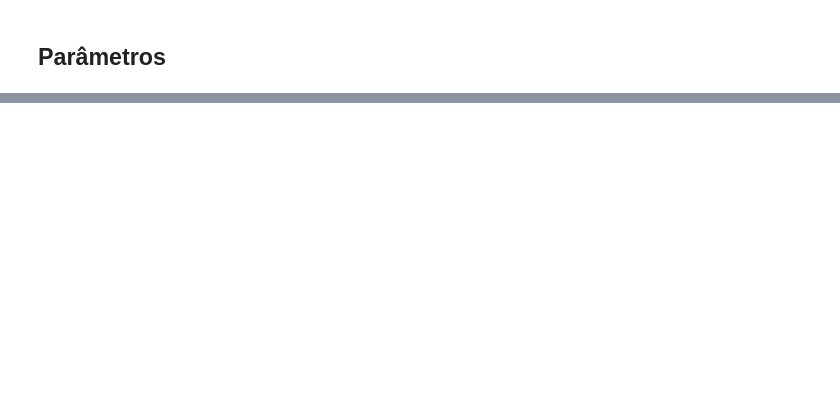
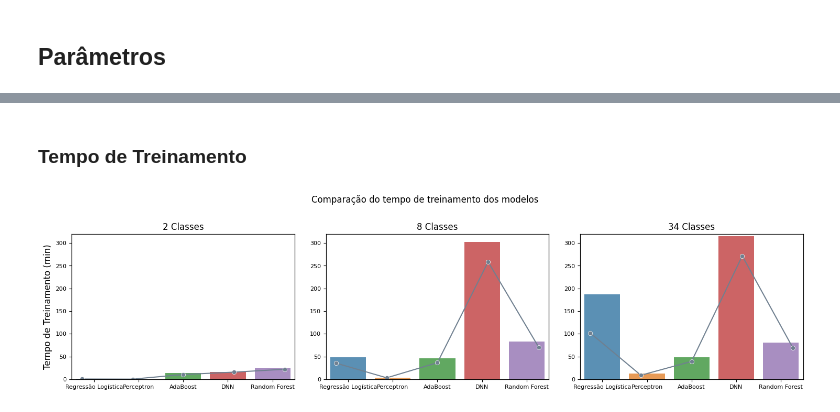
Before and after one commit to oliveiraleo/DCC130, a Jupyter notebook: src/Notebook.ipynb, the cells around one changed output, grey strips where cells are left out. Drawn from its saved outputs; the diff is of its cells as text; code cells hidden in the pictures; blank space fills up the shorter version.

```diff
--- a/src/Notebook.ipynb
+++ b/src/Notebook.ipynb
@@ -457,0 +123,60 @@ plt.show()
+# %% [markdown]
+### Tempo de Treinamento
+# %%
+fig, axes = plt.subplots(
+    1,
+    len(features_groupby),
+    figsize=(len(features_groupby) * 5, 4),
+)
+
+for i, (num_classes, df_feature) in enumerate(features_groupby):
+    df_false = df_feature[~df_feature["feature_selection"]]
+    df_true = df_feature[df_feature["feature_selection"]]
+    ax = axes[i]
+    sns.barplot(
+        data=df_false,
+        x="model",
+        y=df_false["Tempo de Treinamento"],
+        hue="model",
+        ax=ax,
+        alpha=0.8,
+        errorbar=None,
+    )
+    new_ax = ax.twiny()
+    sns.lineplot(
+        data=df_true,
+        x="model",
+        y=df_true["Tempo de Treinamento"],
+        marker="o",
+        markeredgewidth=0.5,
+        color="slategray",
+        ax=new_ax,
+        errorbar=None,
+    )
+    ax.grid(False)
+    new_ax.grid(False)
+
+    ax.set_xlabel("")
+    ax.tick_params(axis="both", which="major", labelsize=8)
+    ax.tick_params(axis="both", which="minor", labelsize=6)
+
+    new_ax.get_xaxis().set_visible(False)
+
+    ax.set_ylim(0, 320)
+    new_ax.set_ylim(0, 320)
+
+    ax.set_title(f"{num_classes} Classes")
+
+    if i == 0:
+        ax.set_ylabel("Tempo de Treinamento (min)", size="large")
+    else:
+        ax.set_ylabel("")
+
+plt.suptitle("Comparação do tempo de treinamento dos modelos")
+plt.tight_layout(pad=1.5)
+plt.show()
+
+if SAVE_PLOTS:
+    fig.get_figure().savefig(FIGURES_DIR / "training_time.png")
+# %% [output]
+[figure, added]
```
Also changed, not shown: parts of 67 cells of this notebook.
